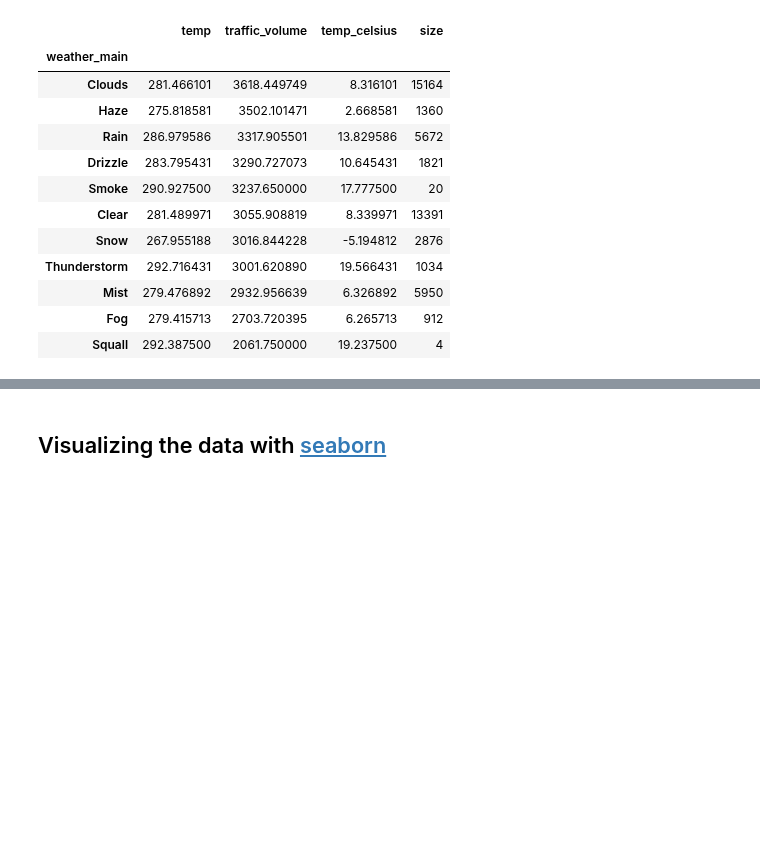
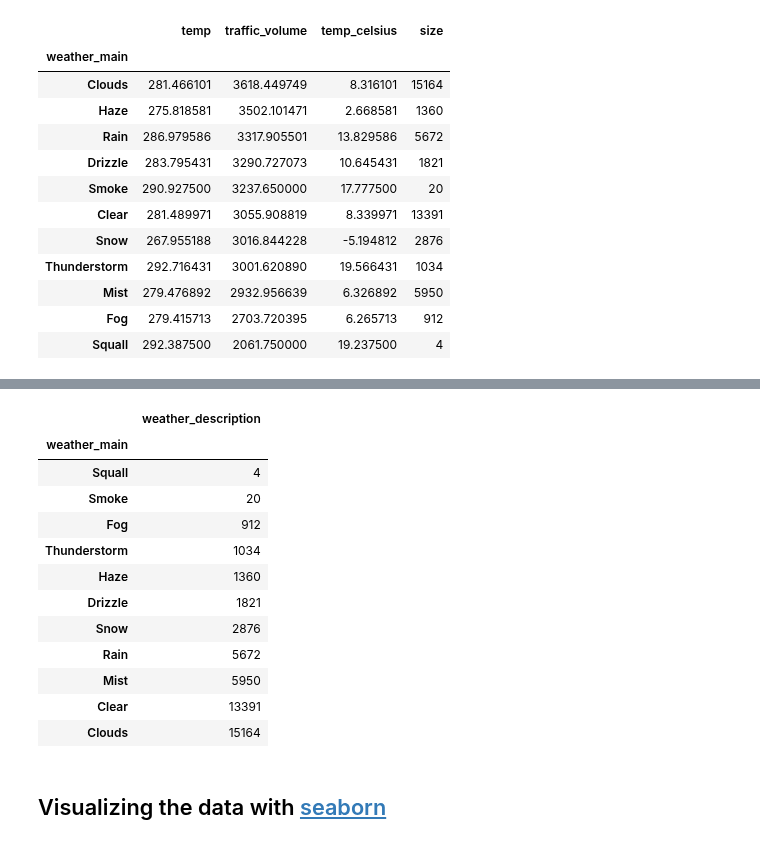
Before and after one commit to laurelkeys/machine-learning, a Jupyter notebook: assignment-1/Assignment1.ipynb, the cells around one changed output, grey strips where cells are left out. Drawn from its saved outputs; the diff is of its cells as text; code cells hidden in the pictures; blank space fills up the shorter version.

```diff
--- a/assignment-1/Assignment1.ipynb
+++ b/assignment-1/Assignment1.ipynb
@@ -154,3 +207,25 @@ mean_values.sort_values(by="traffic_volume", ascending=False)
+# %%
+# uncomment to see the most common descriptions for each weather_main
+# weather_data = dataset_csv[["weather_main", "weather_description"]].groupby("weather_description").describe()
+# weather_data.sort_values(by=[('weather_main', 'top')])
+# weather_data.sort_values(by=[('weather_main', 'count')], ascending=False)
+
+# shows the amount of entries with each weather_main value
+dataset_csv[["weather_main", "weather_description"]].groupby("weather_main").count().sort_values(by="weather_description")
+# %% [output]
+|  | weather_description |
+| weather_main |  |
+| Squall | 4 |
+| Smoke | 20 |
+| Fog | 912 |
+| Thunderstorm | 1034 |
+| Haze | 1360 |
+| Drizzle | 1821 |
+| Snow | 2876 |
+| Rain | 5672 |
+| Mist | 5950 |
+| Clear | 13391 |
+| Clouds | 15164 |
 # %% [markdown]
 ## Visualizing the data with [seaborn](https://seaborn.pydata.org/)
 # %%
```
Also changed, not shown: parts of 8 cells of this notebook.
